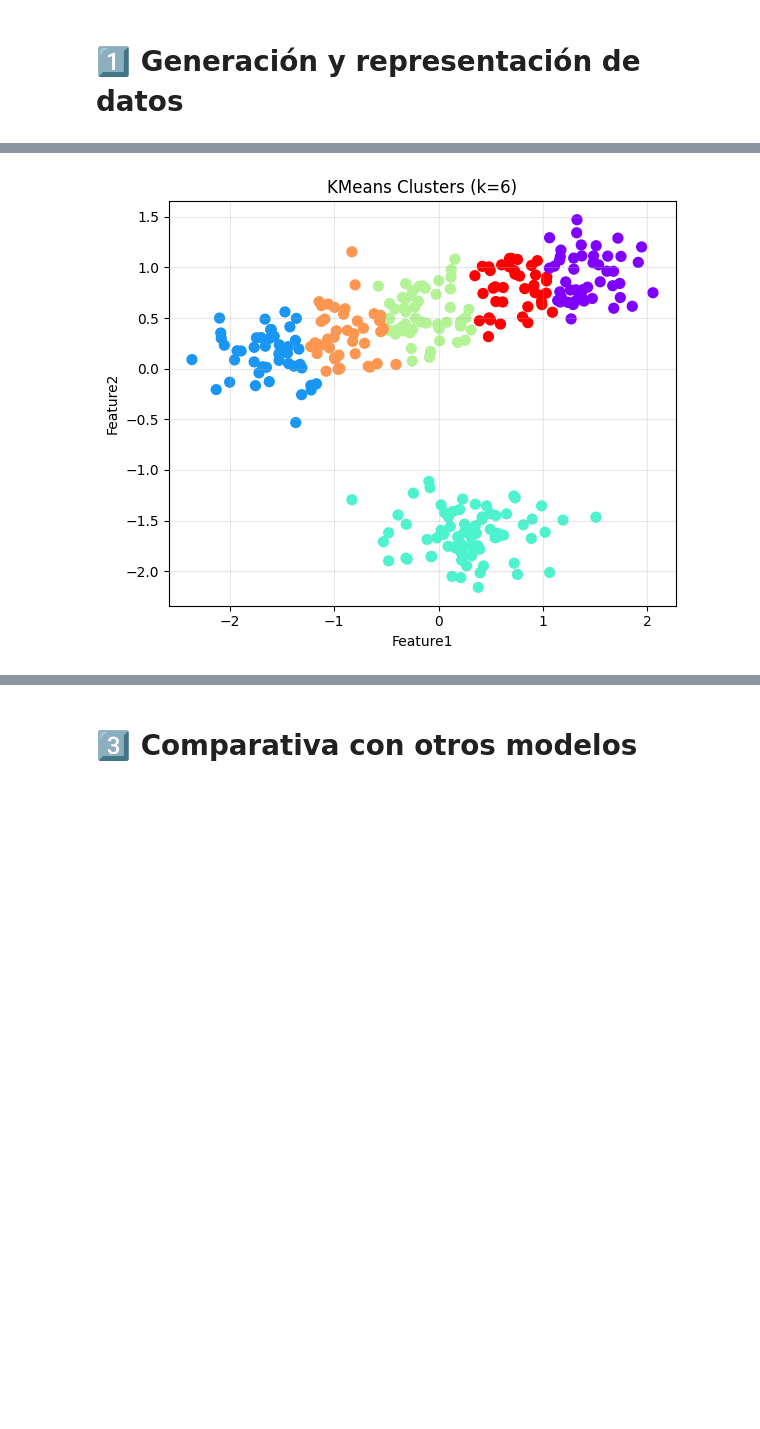
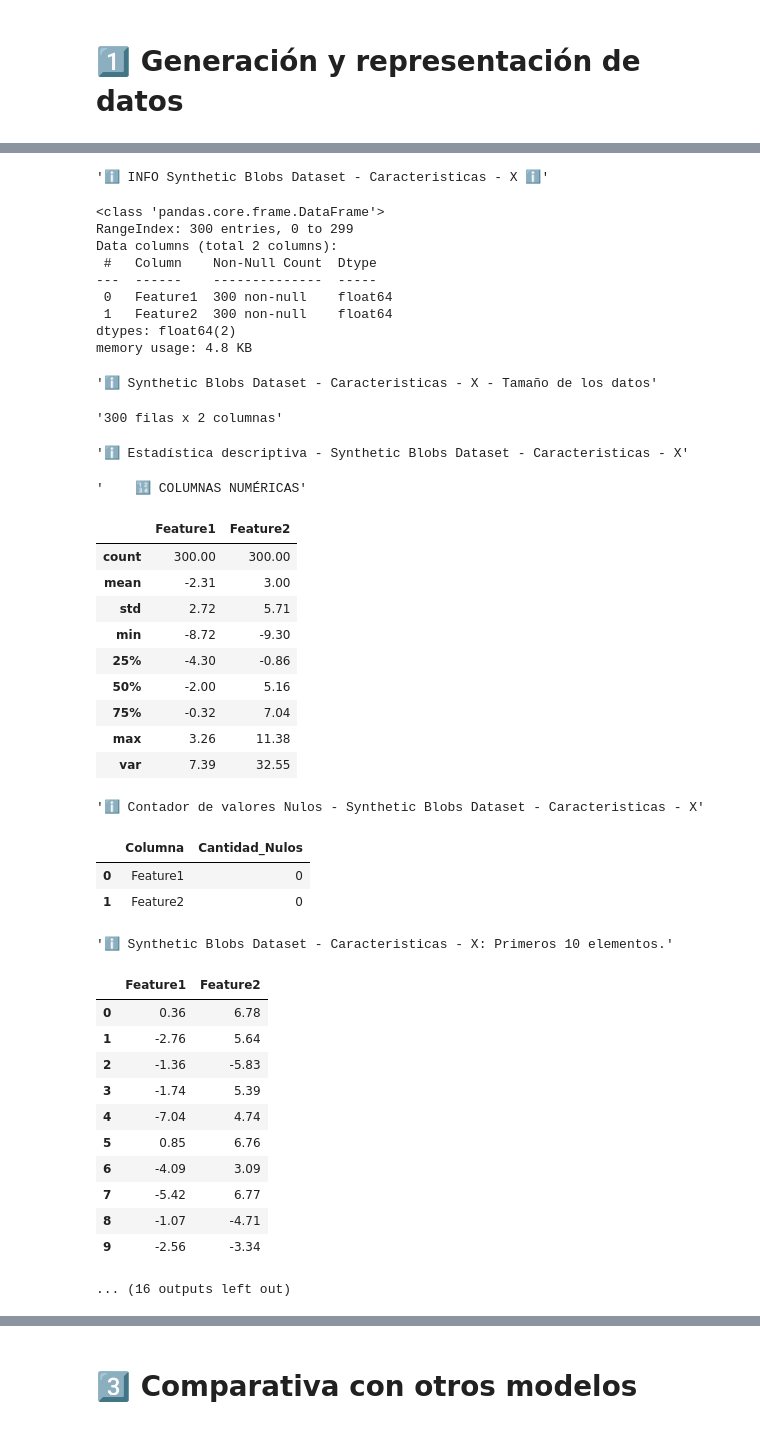
Before and after one commit to UIDE-Tareas/7-Metodos-Analiticos-Optimizacion-Aplicados-IA-Tarea2, a Jupyter notebook: Main.ipynb, the cells around one changed output, grey strips where cells are left out. Cells and saved outputs as stored; diff of their text form; code cells hidden in the pictures; blank space fills up the shorter version.

```diff
--- a/Main.ipynb
+++ b/Main.ipynb
@@ -1036,7 +1068,7 @@ def PlotKDistance(
 RANDOM_STATE = ord('A') + ord('P') + ord('M') + ord('H') + ord('R') + ord('V') + ord('G') + ord('E') + ord('B') + ord('J') + ord('M') # APMHRVGEBJM
 
 # Crear un dataset sintético de blobs
-def _CreateSyntheticBlobsDataset() -> Dataset:
+def CreateSyntheticBlobsDataset() -> Dataset:
     X, y = make_blobs(n_samples = 300, centers = 4, random_state = RANDOM_STATE, cluster_std = 1.2)
 
     dfX = pandas.DataFrame(
@@ -1054,7 +1086,7 @@ def _CreateSyntheticBlobsDataset() -> Dataset:
     return dataset
 
 # Función para plotear el dataset sintético de blobs
-def _PlotSyntheticBlobsDataset(dataset: Dataset, targetCol: str = "Target"):
+def PlotSyntheticBlobsDataset(dataset: Dataset, targetCol: str = "Target"):
     plt.figure(figsize=(6, 5))
     colors = (
         dataset.y[targetCol]
@@ -1084,36 +1116,76 @@ def Plot2DDataset(dataset: Dataset, targetFeatureCol: str = "Target", title: str
         else "gray"
     )
     plt.scatter(
         dataset.X.iloc[:, 0],
         dataset.X.iloc[:, 1],
         s=50,
         c=colors,
         cmap="rainbow"
     )
 
     plt.xlabel(dataset.X.columns[0])
     plt.ylabel(dataset.X.columns[1])
     plt.title(title)
     plt.grid(alpha=0.3)
     plt.tight_layout()
     plt.show()
 
 scaler = CreateScaler(ScalerType.STANDARD)
-dataset = _CreateSyntheticBlobsDataset()
+dataset = CreateSyntheticBlobsDataset()
 scaledDataset = ScaleDataset(dataset, scaler)
 pcaDataset = ApplyPCA(scaledDataset, explainedVarianceRatioSum=0.95)
 
-_PlotSyntheticBlobsDataset(dataset)
-#ShowDatasetInfo(dataset, "Synthetic Blobs Dataset")
+PlotSyntheticBlobsDataset(dataset)
+ShowDatasetInfo(dataset, "Synthetic Blobs Dataset")
 
 KMEANS_CLUSTERS = 6
 RANDOM_STATE = RANDOM_STATE + ord('U') + ord('I') + ord('D') + ord('E') # UIDE
 
 kmeansFeatureColName = "KMeansCluster"
 kmeansDataset = EvaluateKMeans(scaledDataset, KMEANS_CLUSTERS, RANDOM_STATE, kmeansFeatureColName)
 Plot2DDataset(kmeansDataset, kmeansFeatureColName, f"KMeans Clusters (k={KMEANS_CLUSTERS})")
 # %% [output]
 [figure]
-[figure, removed]
+'ℹ️ INFO Synthetic Blobs Dataset - Caracteristicas - X ℹ️'
+<class 'pandas.core.frame.DataFrame'>
+RangeIndex: 300 entries, 0 to 299
+Data columns (total 2 columns):
+ #   Column    Non-Null Count  Dtype
+---  ------    --------------  -----
+ 0   Feature1  300 non-null    float64
+ 1   Feature2  300 non-null    float64
+dtypes: float64(2)
+memory usage: 4.8 KB
+'ℹ️ Synthetic Blobs Dataset - Caracteristicas - X - Tamaño de los datos'
+'300 filas x 2 columnas'
+'ℹ️ Estadística descriptiva - Synthetic Blobs Dataset - Caracteristicas - X'
+'    🔢 COLUMNAS NUMÉRICAS'
+|  | Feature1 | Feature2 |
+| count | 300.00 | 300.00 |
+| mean | -2.31 | 3.00 |
+| std | 2.72 | 5.71 |
+| min | -8.72 | -9.30 |
+| 25% | -4.30 | -0.86 |
+| 50% | -2.00 | 5.16 |
+| 75% | -0.32 | 7.04 |
+| max | 3.26 | 11.38 |
+| var | 7.39 | 32.55 |
+'ℹ️ Contador de valores Nulos - Synthetic Blobs Dataset - Caracteristicas - X'
+|  | Columna | Cantidad_Nulos |
+| 0 | Feature1 | 0 |
+| 1 | Feature2 | 0 |
+'ℹ️ Synthetic Blobs Dataset - Caracteristicas - X: Primeros 10 elementos.'
+|  | Feature1 | Feature2 |
+| 0 | 0.36 | 6.78 |
+| 1 | -2.76 | 5.64 |
+| 2 | -1.36 | -5.83 |
+| 3 | -1.74 | 5.39 |
+| 4 | -7.04 | 4.74 |
+| 5 | 0.85 | 6.76 |
+| 6 | -4.09 | 3.09 |
+| 7 | -5.42 | 6.77 |
+| 8 | -1.07 | -4.71 |
+| 9 | -2.56 | -3.34 |
+... (16 outputs left out)
 # %% [markdown]
 # 2️⃣ Número óptimo de clusters con técnica del codo
```
Also changed, not shown: parts of 4 cells of this notebook.
